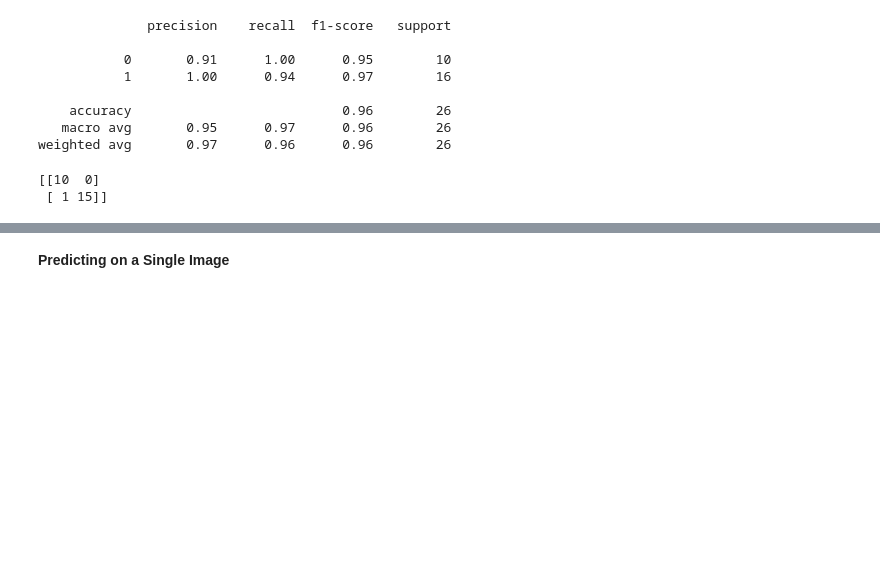
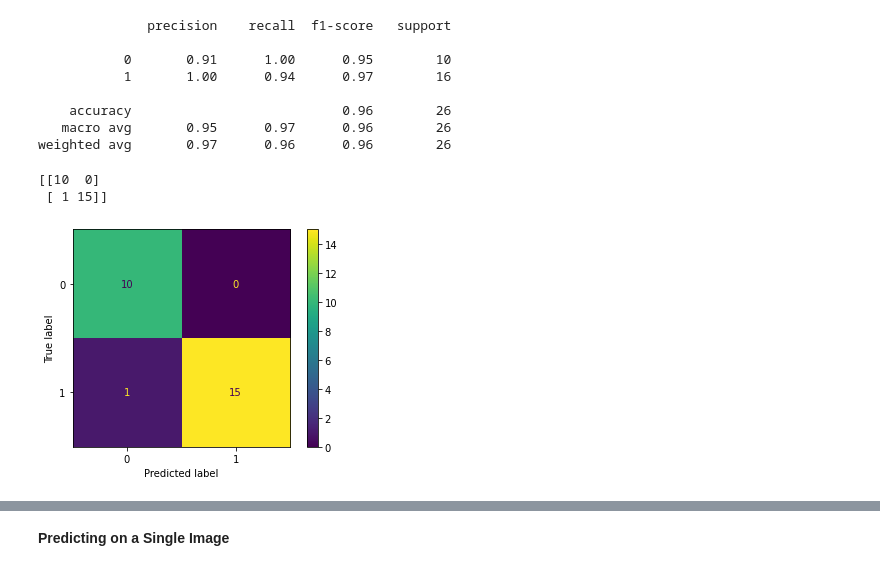
Before and after one commit to jayashreesridhar/brain_tumour_classifier_app, a Jupyter notebook: Brain_Tumour_Binary_Classification.ipynb, the cells around one changed output, grey strips where cells are left out. Cells and saved outputs as stored; diff of their text form; code cells hidden in the pictures; blank space fills up the shorter version.

Commit message:
added confusion matrix and precision recall visualizations

```diff
--- a/Brain_Tumour_Binary_Classification.ipynb
+++ b/Brain_Tumour_Binary_Classification.ipynb
@@ -439,7 +442,7 @@ tf.keras.utils.plot_model(
 # %% [output]
 [figure]
 # %%
-pred_probabilities=model.predict(test_image_gen)
+pred_probabilities=reconstructed_model.predict(test_image_gen)
 # %%
 def prob_to_pred(pred_probabilities, threshold):
     """This function converts the prediction probability to classwise prediction
@@ -469,7 +472,12 @@ print(classification_report(test_image_gen.classes,predictions))
    macro avg       0.95      0.97      0.96        26
 weighted avg       0.97      0.96      0.96        26
 # %%
-print(confusion_matrix(test_image_gen.classes,predictions))
+cm=confusion_matrix(test_image_gen.classes,predictions)
+print(cm)
 # %% [output]
 [[10  0]
  [ 1 15]]
+# %%
+cm_display = ConfusionMatrixDisplay(cm,display_labels=(0,1)).plot()
+# %% [output]
+[figure, added]
```
Also changed, not shown: parts of 2 cells of this notebook.
